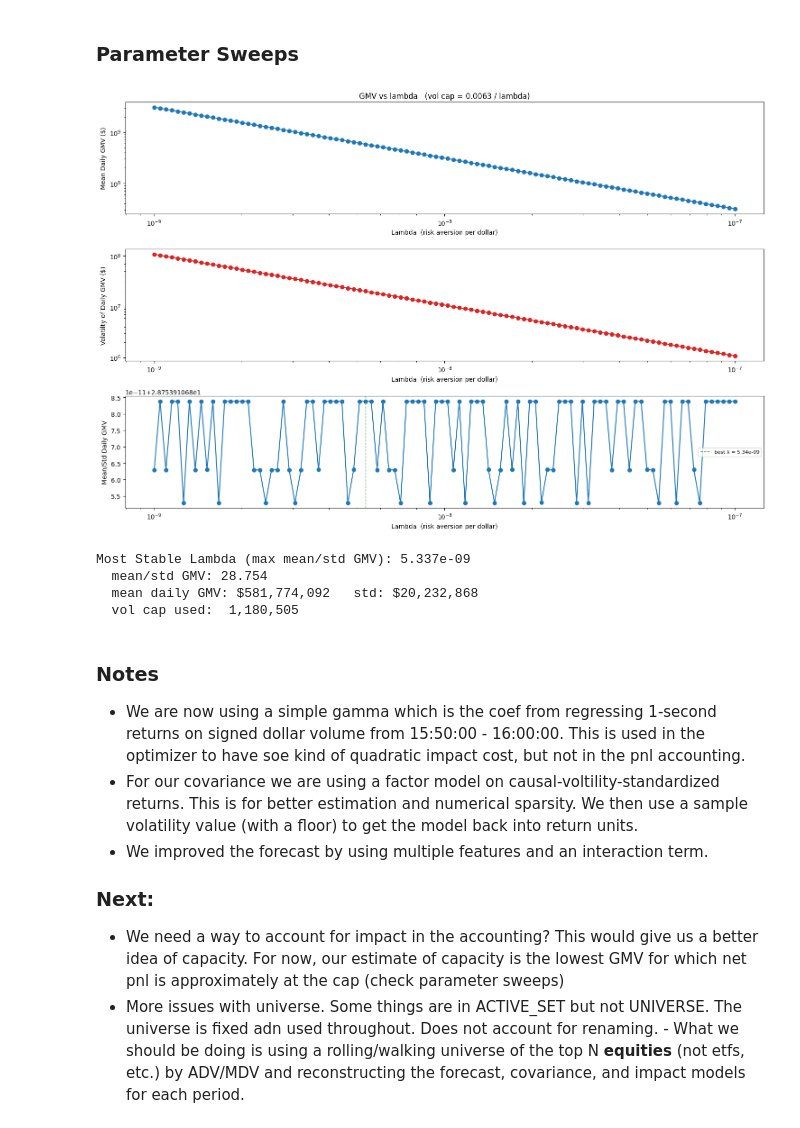
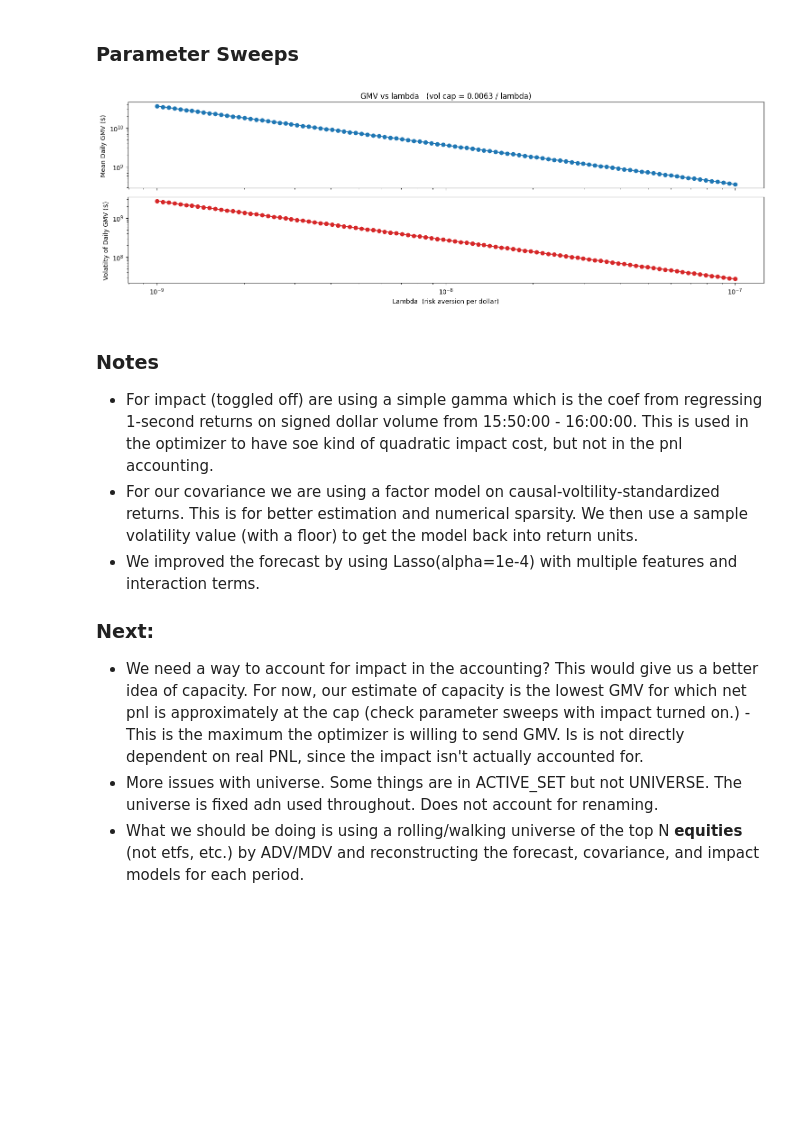
Before and after one commit to MichaelCusackNelkin/Summer_Research_2026, a Jupyter notebook: optimizer/optimal_portfolio.ipynb, the cells around one changed output. Drawn from its saved outputs; the diff is of its cells as text; code cells hidden in the pictures; blank space fills up the shorter version.

```diff
--- a/optimizer/optimal_portfolio.ipynb
+++ b/optimizer/optimal_portfolio.ipynb
@@ -356,8 +357,8 @@ import warnings
 
 N_JOBS = max(1, os.cpu_count() - 2)
 COMMISSION_PER_SHARE = 0.0035
-LAMBDA = 1e-4                            # Risk aversion per dollar, ~OOM of 1 / (intended capital).
-DAILY_DOLLAR_VOL_CAP = 1e4
+LAMBDA = 1e-5                            # Risk aversion per dollar, ~OOM of 1 / (intended capital).
+DAILY_DOLLAR_VOL_CAP = 5e4
 
 def _solve_chunk(symbols, Sigma_r, Sigma_f, Loadings, eps_diag, lam, gam, vol_cap, day_records):
     """One worker: compile the QP once, then warm-start through its chunk of days."""
@@ -694,65 +699,39 @@ def _avg_gmv(lam, vol_cap):
 # --- Sweep grids ---
 lambda_grid = np.geomspace(1e-9, 1e-7, 100)            # risk aversion per dollar (~ 1/ intended capital)
 
-gmv_vs_lambda = [_avg_gmv(lam, 0.0063 * (1/lam)) for lam in lambda_grid]
+gmv_vs_lambda = [_avg_gmv(lam, 1e-1 * int(1/lam)) for lam in lambda_grid]
 # %%
 # --- Plots: GMV for each sweep ---
-fig, (ax_mean, ax_std, ax_z) = plt.subplots(3, 1, figsize=(15, 10))
+fig, (ax_mean, ax_std) = plt.subplots(2, 1, figsize=(15, 5), sharex=True)
 
 ax_mean.plot(lambda_grid, [mean for (mean, std) in gmv_vs_lambda], marker="o", color="tab:blue")
-# ax_mean.plot(lambda_grid, [std for (mean, std) in gmv_vs_lambda], marker="o", color="tab:orange")
-ax_mean.set_xlabel("Lambda  (risk aversion per dollar)")
 ax_mean.set_ylabel("Mean Daily GMV ($)")
 ax_mean.set_title(f"GMV vs lambda   (vol cap = 0.0063 / lambda)")
 ax_mean.set_xscale("log")
 ax_mean.set_yscale("log")
 
 
 ax_std.plot(lambda_grid, [std for (mean, std) in gmv_vs_lambda], marker="o", color="tab:red")
 ax_std.set_xlabel("Lambda  (risk aversion per dollar)")
 ax_std.set_ylabel("Volatilty of Daily GMV ($)")
 ax_std.set_xscale("log")
 ax_std.set_yscale("log")
 
-ax_z.plot(lambda_grid, [mean/std for (mean, std) in gmv_vs_lambda], marker="o", color="tab:blue")
-ax_z.set_xlabel("Lambda  (risk aversion per dollar)")
-ax_z.set_ylabel("Mean/Std Daily GMV")
-ax_z.set_xscale("log")
-# ax_z.set_yscale("log")
-
-# --- Best params: lambda maximizing mean/std of daily GMV ---
-gmv_z       = np.array([mean / std for (mean, std) in gmv_vs_lambda])
-best_i      = int(np.argmax(gmv_z))
-best_lambda = lambda_grid[best_i]
-best_mean, best_std = gmv_vs_lambda[best_i]
-
-ax_z.axvline(best_lambda, color="tab:green", ls="--", lw=1,
-             label=f"best λ = {best_lambda:.2e}")
-ax_z.legend(loc="best", fontsize=8)
-
 fig.tight_layout()
 plt.show()
-
-print(f"Most Stable Lambda (max mean/std GMV): {best_lambda:.3e}")
-print(f"  mean/std GMV: {gmv_z[best_i]:.3f}")
-print(f"  mean daily GMV: ${best_mean:,.0f}   std: ${best_std:,.0f}")
-print(f"  vol cap used:  {0.0063 * (1/best_lambda):,.0f}")
 # %% [output]
-[figure, old version]
+[figure, new version]
-Most Stable Lambda (max mean/std GMV): 5.337e-09
-  mean/std GMV: 28.754
-  mean daily GMV: $581,774,092   std: $20,232,868
-  vol cap used:  1,180,505
 # %% [markdown]
 ### Notes
-- We are now using a simple gamma which is the coef from regressing 1-second returns on signed dollar volume from 15:50:00 - 16:00:00. This is used in the optimizer to have soe kind of quadratic impact cost, but not in the pnl accounting.
+- For impact (toggled off) are  using a simple gamma which is the coef from regressing 1-second returns on signed dollar volume from 15:50:00 - 16:00:00. This is used in the optimizer to have soe kind of quadratic impact cost, but not in the pnl accounting.
 - For our covariance we are using a factor model on causal-voltility-standardized returns. This is for better estimation and numerical sparsity. We then use a sample volatility value (with a floor) to get the model back into return units.
-- We improved the forecast by using multiple features and an interaction term.
+- We improved the forecast by using Lasso(alpha=1e-4) with multiple features and interaction terms.
 
 ### Next:
-- We need a way to account for impact in the accounting? This would give us a better idea of capacity. For now, our estimate of capacity is the lowest GMV for which net pnl is approximately at the cap (check parameter sweeps)
+- We need a way to account for impact in the accounting? This would give us a better idea of capacity. For now, our estimate of capacity is the lowest GMV for which net pnl is approximately at the cap (check parameter sweeps with impact turned on.)
+        - This is the maximum the optimizer is willing to send GMV. Is is not directly dependent on real PNL, since the impact isn't actually accounted for.
 - More issues with universe. Some things are in ACTIVE_SET but not UNIVERSE. The universe is fixed adn used throughout. Does not account for renaming.
-        - What we should be doing is using a rolling/walking universe of the top N **equities** (not etfs, etc.) by ADV/MDV and reconstructing the forecast, covariance, and impact models for each period.
+- What we should be doing is using a rolling/walking universe of the top N **equities** (not etfs, etc.) by ADV/MDV and reconstructing the forecast, covariance, and impact models for each period.
 # %%
 # # ===== Lambda sweep tracking PnL (not just GMV) =====
 # # For each lambda, solve all days, then run the SAME cost-netted accounting as the main PnL cell.
```
Also changed, not shown: parts of 9 cells of this notebook, 7 other files.
